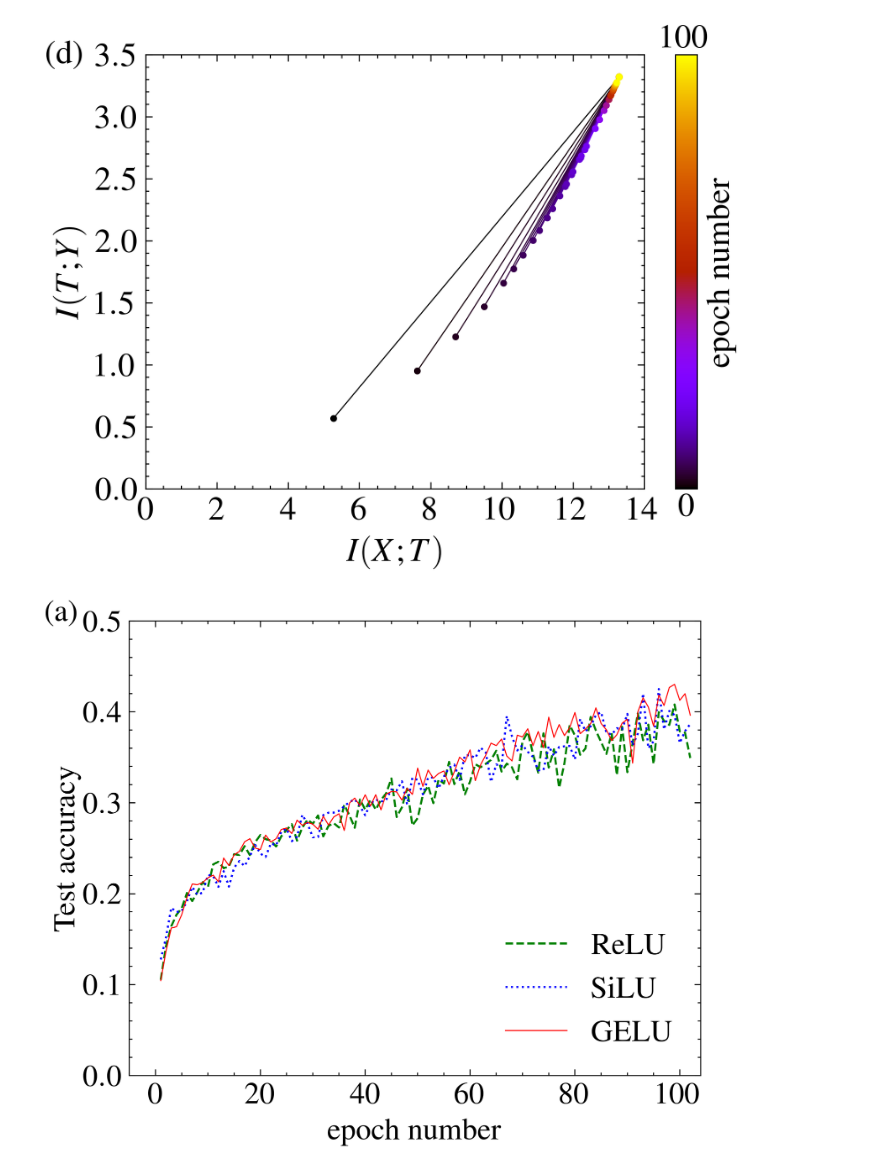
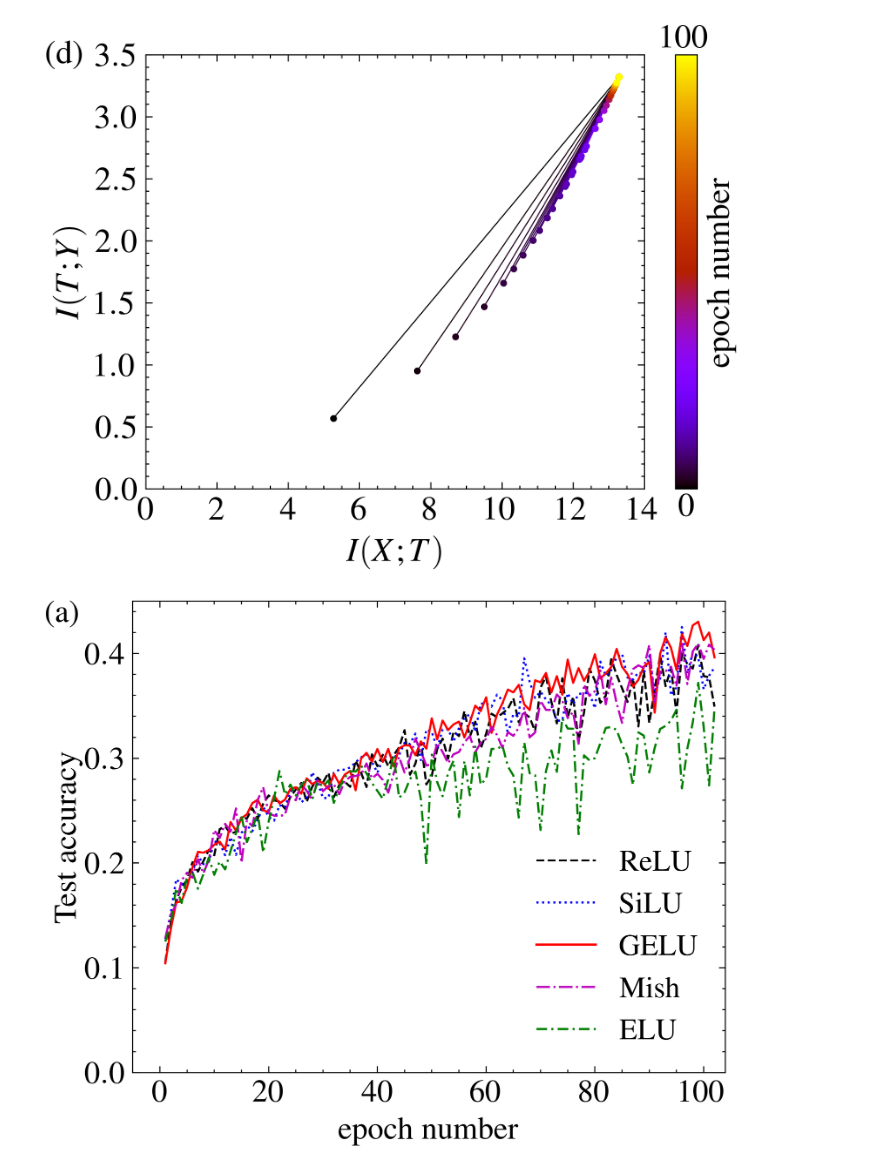
Before and after one commit to resonance-dfb/deep-network-optuna, a Jupyter notebook: 信息瓶颈理论与实现讲座12 cifar.ipynb, the cells around one changed output. Saved outputs shown, nothing was run; the diff lists cells and outputs as text; code cells hidden in the pictures.

```diff
--- a/信息瓶颈理论与实现讲座12 cifar.ipynb
+++ b/信息瓶颈理论与实现讲座12 cifar.ipynb
@@ -1310,6 +1310,34 @@ accuracyS = np.array([
     36.31, 37.61, 42.02, 36.00, 36.76, 42.52, 38.07, 40.10, 39.65, 36.58,
     37.88, 38.67
 ])
+
+accuracyM = np.array([
+    12.82, 15.09, 16.04, 18.35, 19.08, 18.60, 20.37, 19.02, 20.31, 23.15,
+    22.39, 23.75, 23.01, 25.21, 20.03, 24.07, 23.52, 26.03, 27.24, 24.74,
+    24.53, 24.47, 24.62, 26.35, 25.99, 27.54, 26.90, 26.02, 27.90, 26.86,
+    27.35, 27.51, 26.57, 27.83, 28.22, 28.32, 28.44, 29.51, 28.08, 28.52,
+    27.93, 26.72, 28.56, 30.13, 28.63, 30.02, 31.87, 30.66, 29.30, 29.46,
+    31.46, 30.60, 29.53, 30.38, 30.60, 31.52, 32.12, 30.57, 31.49, 31.85,
+    32.98, 32.22, 30.99, 32.49, 32.14, 32.91, 34.80, 32.00, 32.46, 35.50,
+    34.62, 34.61, 36.09, 35.53, 33.84, 34.39, 31.38, 37.04, 35.96, 36.41,
+    38.38, 35.15, 37.70, 35.24, 33.38, 36.66, 38.51, 38.87, 38.62, 40.80,
+    35.37, 38.27, 38.31, 38.74, 36.84, 41.07, 37.09, 40.21, 40.94, 39.49,
+    40.84, 40.36
+])
+
+accuracyE = np.array([
+  12.50, 14.29, 17.61, 16.19, 18.72, 19.18, 17.55, 18.94, 20.53, 18.88,
+  20.16, 19.39, 21.14, 22.86, 24.51, 21.99, 23.28, 24.77, 21.00, 23.96,
+  26.18, 28.78, 26.53, 27.49, 26.45, 27.41, 28.06, 26.09, 27.75, 27.30,
+  27.90, 25.74, 27.20, 28.19, 28.76, 28.73, 29.29, 28.55, 27.64, 26.89,
+  26.13, 28.01, 30.27, 26.23, 26.76, 28.01, 28.72, 26.11, 19.84, 30.35,
+  27.73, 26.38, 28.58, 29.77, 24.39, 29.73, 26.46, 31.11, 27.48, 28.08,
+  30.90, 30.88, 31.21, 29.22, 28.36, 24.35, 31.52, 28.57, 28.39, 23.15,
+  28.77, 30.75, 28.71, 33.81, 32.84, 32.82, 22.75, 30.28, 29.80, 30.01,
+  31.44, 32.90, 32.98, 32.70, 31.30, 30.15, 27.44, 32.47, 32.16, 28.64,
+  31.00, 32.80, 33.09, 33.60, 34.63, 27.13, 30.92, 33.42, 37.20, 33.01,
+  27.41, 34.82
+])
 # %%
 import matplotlib.pyplot as plt
 import matplotlib as mpl
@@ -1325,38 +1353,39 @@ plt.style.use(['science','ieee'])
 
 fig, ax = plt.subplots(figsize=(5, 4))
 plt.cla()
 plt.tick_params(labelsize=15)
 ax.set_xlabel('epoch number', fontsize=15)
 ax.set_ylabel(r"Test accuracy", fontsize=15, labelpad=1)
 ax.set_xlim(-5, len(accuracyReLU)+2)  # Adjust x-axis limits to start from epoch 1
-ax.set_ylim(0.0, 0.5)
+ax.set_ylim(0.0, 0.45)
 
 # Create the x-axis array to represent epoch numbers
 epochs = np.arange(1, len(accuracyReLU)+1)
 
 # Plot the accuracy curves
-ax.plot(epochs, 0.01*accuracyReLU, 'g--', lw=1, label=r"ReLU")
+ax.plot(epochs, 0.01*accuracyReLU, 'k--', lw=1, label=r"ReLU")
 ax.plot(epochs, 0.01*accuracyS, 'b:', lw=1, label=r"SiLU")
-ax.plot(epochs, 0.01*accuracyG, 'r-', lw=0.5, label=r"GELU")
-
-ax.text(-21, 0.5, '(a)', fontdict={'size': 15, 'color': 'black'})
-ax.legend(loc='lower right', fontsize=15)
+ax.plot(epochs, 0.01*accuracyG, 'r-', lw=1, label=r"GELU")
+ax.plot(epochs, 0.01*accuracyM, 'm-.', lw=1, label=r"Mish")
+ax.plot(epochs, 0.01*accuracyE, linestyle=(0, (5, 2, 1, 2)), lw=1, color='g', label=r"ELU")
+ax.text(-21, 0.43, '(a)', fontdict={'size': 15, 'color': 'black'})
+ax.legend(loc='lower right', fontsize=14)
 
 #patch = mpl.patches.Rectangle((0.1,0),0.8,5,linewidth=1,linestyle='--',edgecolor='gray',facecolor='none')
 #ax.add_patch(patch)
 # left, bottom, width, height = [0.3, 0.2, 0.57, 0.3]
 # ax2 = fig.add_axes([left, bottom, width, height])
 
 # step = np.arange(0,101)
 # ax2.plot(step[0:5], 0.01*accuracyReLU[0:5], 'g--', marker='*',label=r"ReLU")
 # ax2.plot(step[0:5], 0.01*accuracyS[0:5], 'b:', marker='o',label=r"SiLU")
 # ax2.plot(step[0:5], 0.01*accuracyG[0:5], 'r-', marker='^',label=r"GELU")
 # ax2.set_yticks([0.70,0.75,0.80,0.85,0.90,0.95])
 
 # ax2.tick_params(labelsize=12)
 # ax2.legend(loc='lower right', fontsize=12)
 plt.show()
 
-fig.savefig('D:/2023年研究生文件/Fig9a.eps', dpi=800)
+fig.savefig('D:/深度学习与信息论/Fig9a.eps', dpi=800)
 # %% [output]
-[figure, old version]
+[figure, new version]
```
Also changed, not shown: parts of 8 cells of this notebook.
